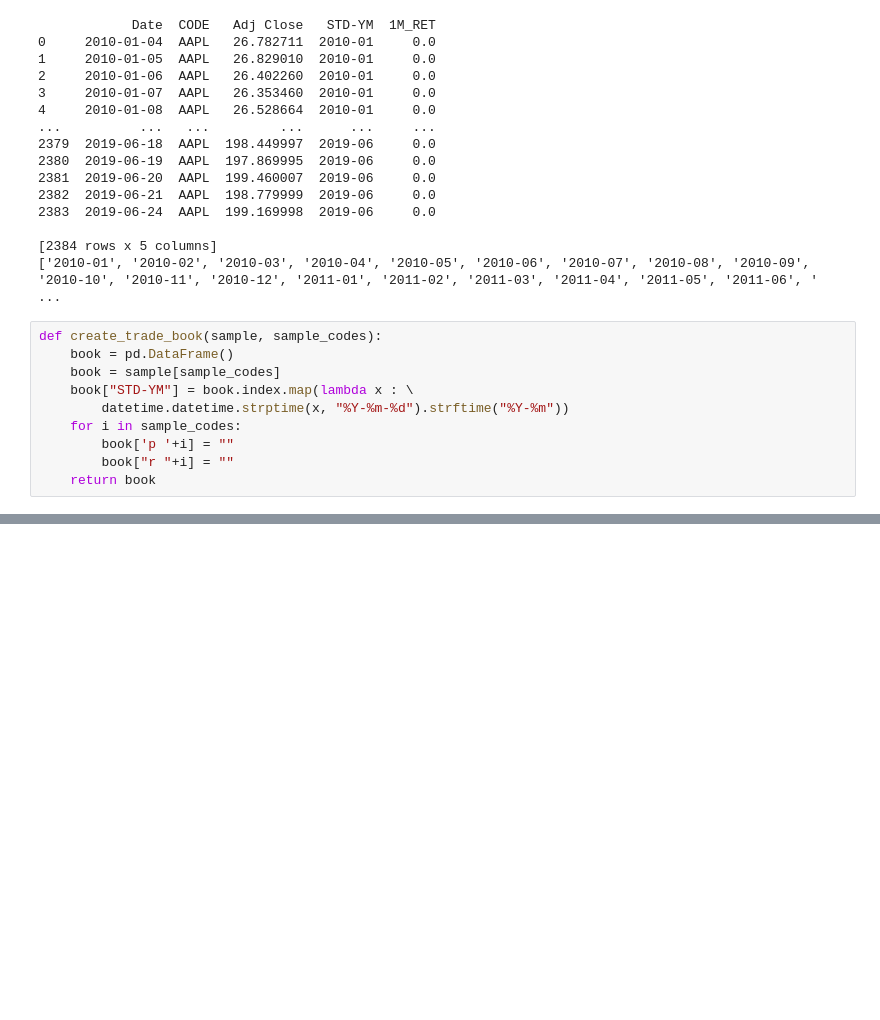
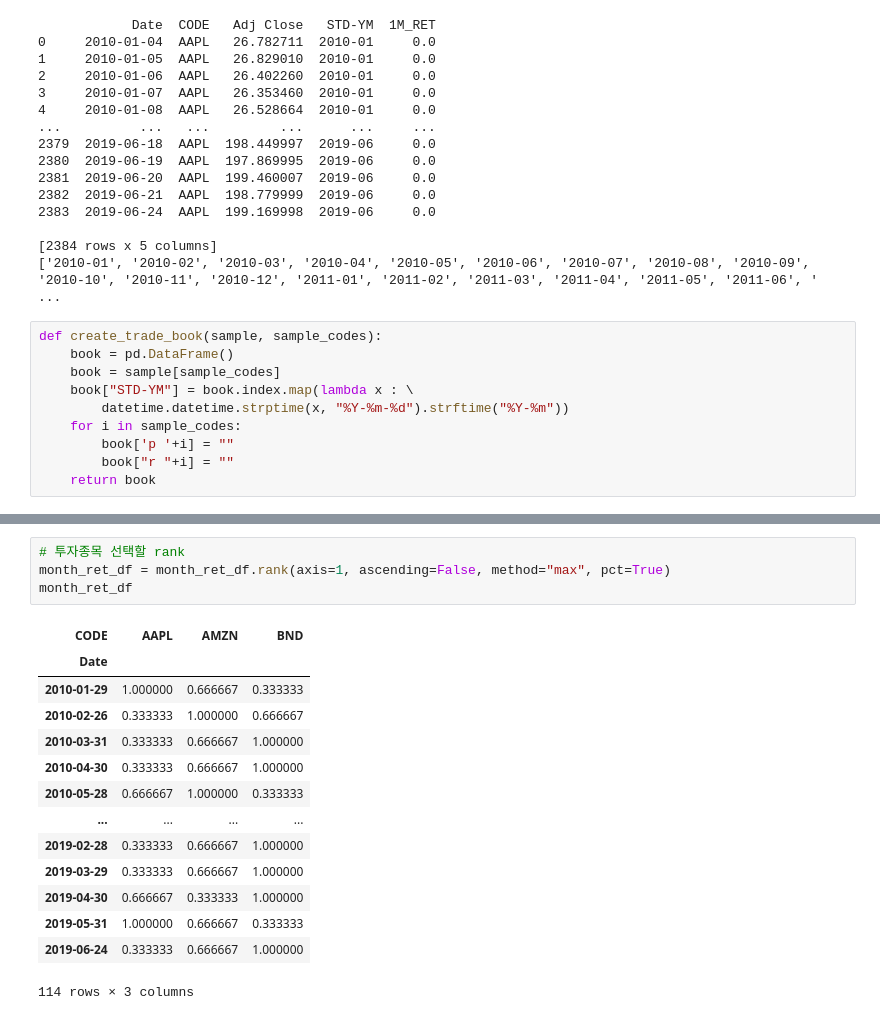
Before and after one commit to bsmoon-86/ubion-5, a Jupyter notebook: 220915/상대모멘텀.ipynb, the cells around one changed output, grey strips where cells are left out. Saved outputs shown, nothing was run; the diff lists cells and outputs as text; blank space fills up the shorter version.

```diff
--- a/220915/상대모멘텀.ipynb
+++ b/220915/상대모멘텀.ipynb
@@ -207,0 +220,19 @@ month_last_df.head(10)
+# %%
+# 투자종목 선택할 rank
+month_ret_df = month_ret_df.rank(axis=1, ascending=False, method="max", pct=True)
+month_ret_df
+# %% [output]
+| CODE | AAPL | AMZN | BND |
+| Date |  |  |  |
+| 2010-01-29 | 1.000000 | 0.666667 | 0.333333 |
+| 2010-02-26 | 0.333333 | 1.000000 | 0.666667 |
+| 2010-03-31 | 0.333333 | 0.666667 | 1.000000 |
+| 2010-04-30 | 0.333333 | 0.666667 | 1.000000 |
+| 2010-05-28 | 0.666667 | 1.000000 | 0.333333 |
+| ... | ... | ... | ... |
+| 2019-02-28 | 0.333333 | 0.666667 | 1.000000 |
+| 2019-03-29 | 0.333333 | 0.666667 | 1.000000 |
+| 2019-04-30 | 0.666667 | 0.333333 | 1.000000 |
+| 2019-05-31 | 1.000000 | 0.666667 | 0.333333 |
+| 2019-06-24 | 0.333333 | 0.666667 | 1.000000 |
+114 rows × 3 columns
```
Also changed, not shown: parts of 16 cells of this notebook.
